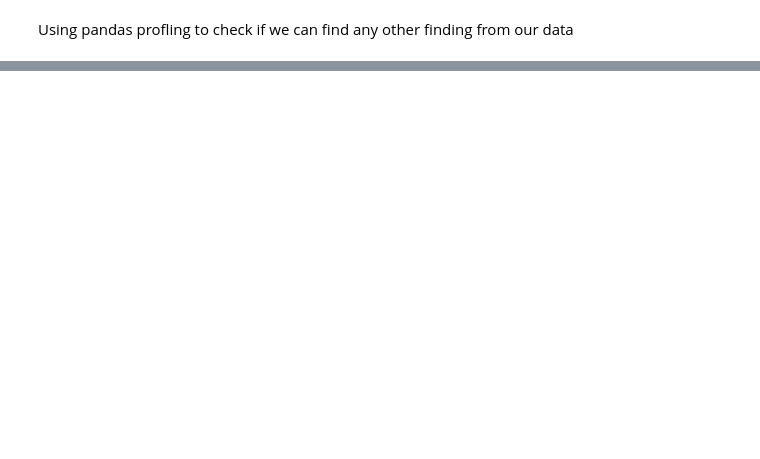
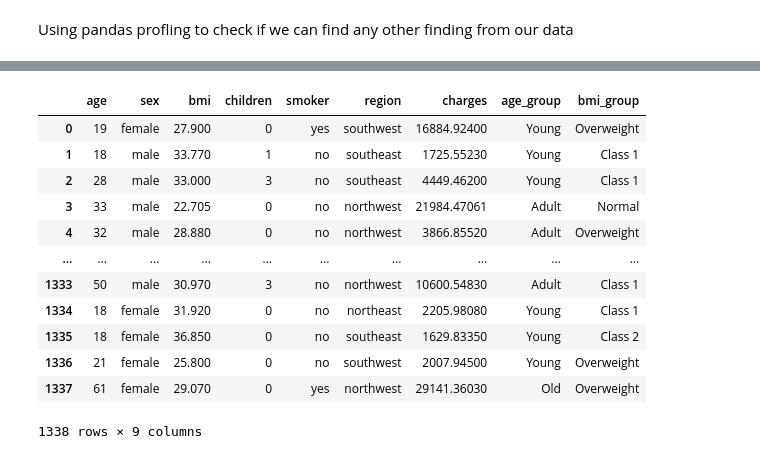
Before and after one commit to amunamun07/lf_minor_project_3, a Jupyter notebook: src/non_time_series.ipynb, the cells around one changed output, grey strips where cells are left out. Cells and saved outputs as stored; diff of their text form; code cells hidden in the pictures; blank space fills up the shorter version.

```diff
--- a/src/non_time_series.ipynb
+++ b/src/non_time_series.ipynb
@@ -305,0 +314,3 @@ pandas_profile.create_profile()
+# %%
+df_new = df.copy()
+df_new
@@ -305,0 +331,4 @@ pandas_profile.create_profile()
+# %%
+df_new.loc[(df_new['age']>=18) & (df_new['age']<31), 'age_group'] = 'Young'
+df_new.loc[(df_new['age']>=31) & (df_new['age']<51), 'age_group'] = 'Adult'
+df_new.loc[df_new['age']>=51, 'age_group'] = 'Old'
@@ -305,0 +351,22 @@ pandas_profile.create_profile()
+# %%
+df_new.loc[df_new['bmi']<25, 'bmi_group'] = 'Normal'
+df_new.loc[(df_new['bmi']<30) & (df_new['bmi']>=25), 'bmi_group'] = 'Overweight'
+df_new.loc[(df_new['bmi']<35) & (df_new['bmi']>=30), 'bmi_group'] = 'Class 1'
+df_new.loc[(df_new['bmi']<40) & (df_new['bmi']>=35), 'bmi_group'] = 'Class 2'
+df_new.loc[df_new['bmi']>=40, 'bmi_group'] = 'Class 3'
+# %%
+df_new
+# %% [output]
+|  | age | sex | bmi | children | smoker | region | charges | age_group | bmi_group |
+| 0 | 19 | female | 27.900 | 0 | yes | southwest | 16884.92400 | Young | Overweight |
+| 1 | 18 | male | 33.770 | 1 | no | southeast | 1725.55230 | Young | Class 1 |
+| 2 | 28 | male | 33.000 | 3 | no | southeast | 4449.46200 | Young | Class 1 |
+| 3 | 33 | male | 22.705 | 0 | no | northwest | 21984.47061 | Adult | Normal |
+| 4 | 32 | male | 28.880 | 0 | no | northwest | 3866.85520 | Adult | Overweight |
+| ... | ... | ... | ... | ... | ... | ... | ... | ... | ... |
+| 1333 | 50 | male | 30.970 | 3 | no | northwest | 10600.54830 | Adult | Class 1 |
+| 1334 | 18 | female | 31.920 | 0 | no | northeast | 2205.98080 | Young | Class 1 |
+| 1335 | 18 | female | 36.850 | 0 | no | southeast | 1629.83350 | Young | Class 2 |
+| 1336 | 21 | female | 25.800 | 0 | no | southwest | 2007.94500 | Young | Overweight |
+| 1337 | 61 | female | 29.070 | 0 | yes | northwest | 29141.36030 | Old | Overweight |
+1338 rows × 9 columns
```
Also changed, not shown: parts of 13 cells of this notebook.
